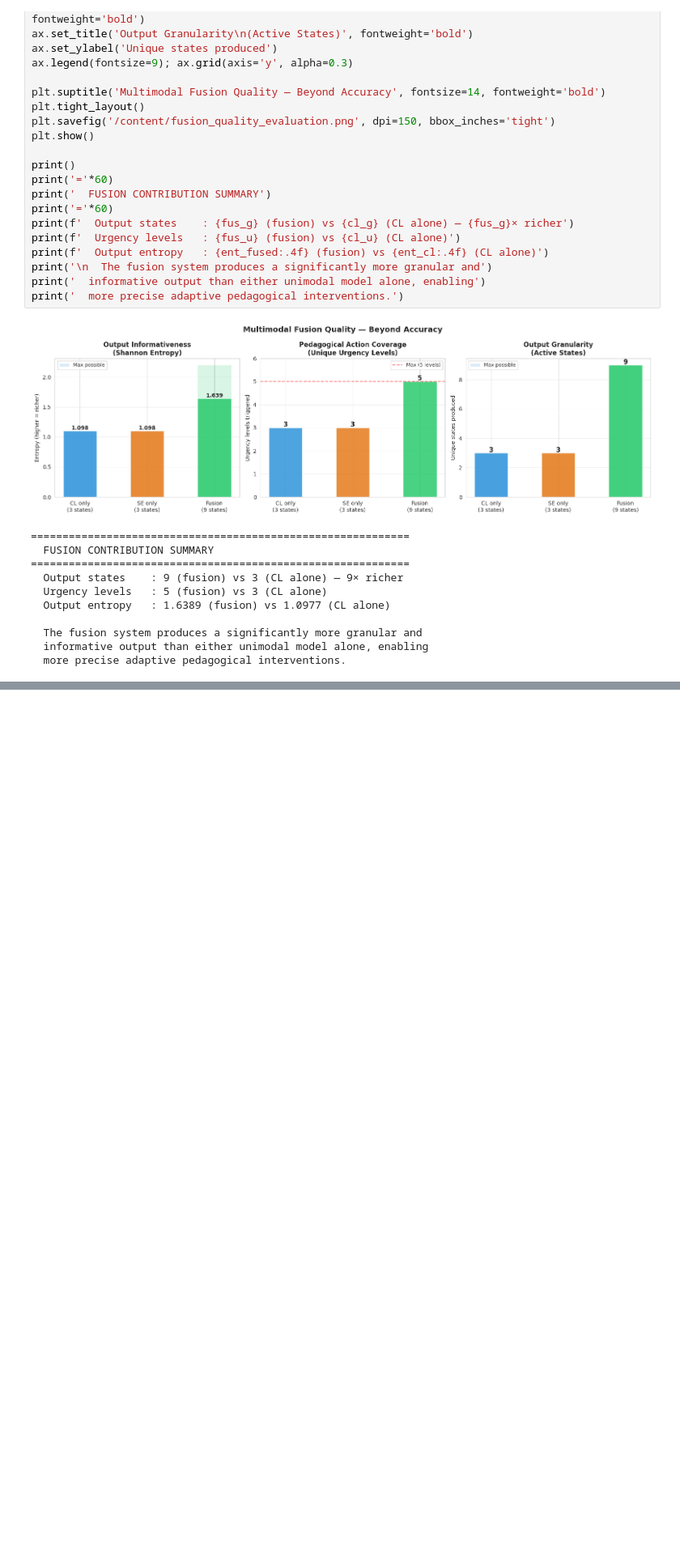
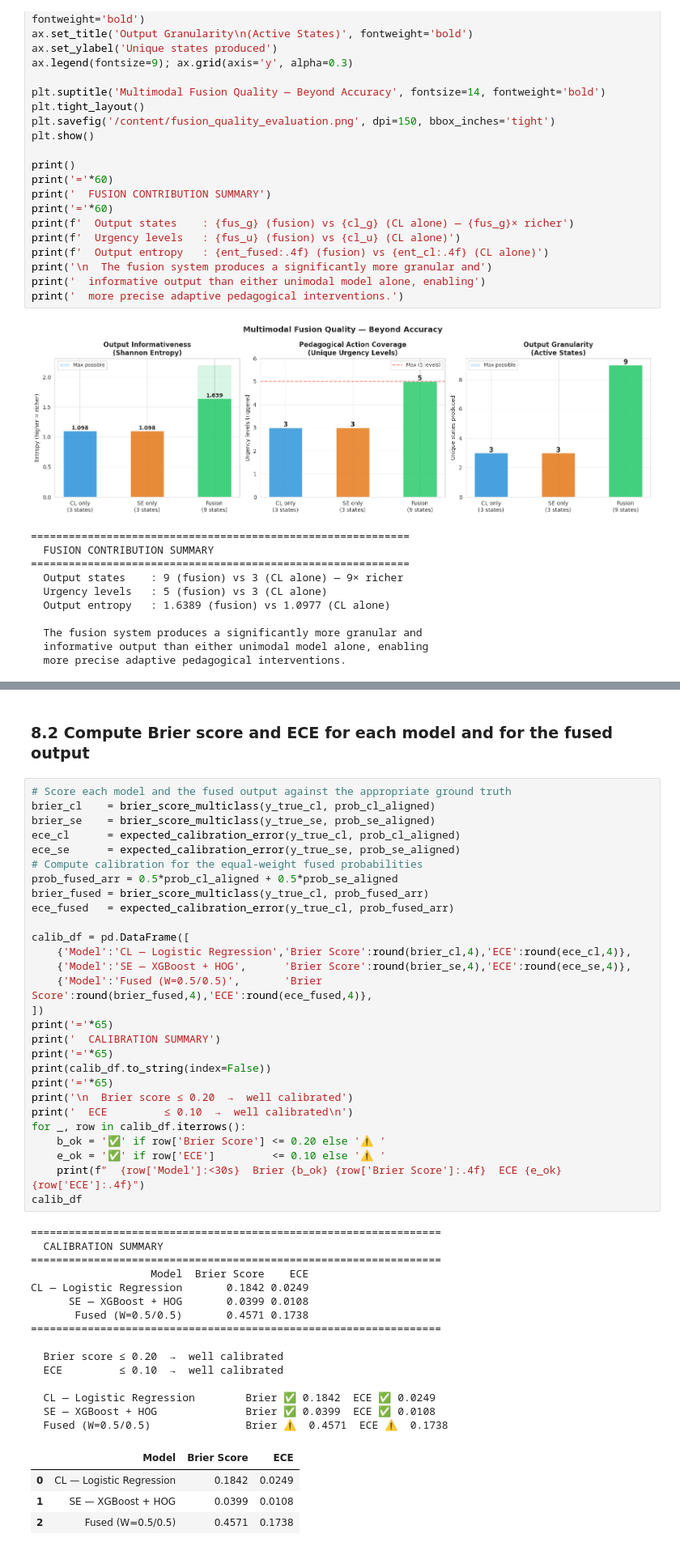
Before and after one commit to YasiniK/multimodal-student-cognitive-load-and-engagement-detection, a Jupyter notebook: fusion_layer.ipynb, the cells around one changed output, grey strips where cells are left out. Shown at 81% size. Cells and saved outputs as stored; diff of their text form; blank space fills up the shorter version.

```diff
--- a/fusion_layer.ipynb
+++ b/fusion_layer.ipynb
@@ -979,0 +1044,50 @@ print('  more precise adaptive pedagogical interventions.')
+# %% [markdown]
+### 8.2 Compute Brier score and ECE for each model and for the fused output
+# %%
+# Score each model and the fused output against the appropriate ground truth
+brier_cl    = brier_score_multiclass(y_true_cl, prob_cl_aligned)
+brier_se    = brier_score_multiclass(y_true_se, prob_se_aligned)
+ece_cl      = expected_calibration_error(y_true_cl, prob_cl_aligned)
+ece_se      = expected_calibration_error(y_true_se, prob_se_aligned)
+# Compute calibration for the equal-weight fused probabilities
+prob_fused_arr = 0.5*prob_cl_aligned + 0.5*prob_se_aligned
+brier_fused = brier_score_multiclass(y_true_cl, prob_fused_arr)
+ece_fused   = expected_calibration_error(y_true_cl, prob_fused_arr)
+
+calib_df = pd.DataFrame([
+    {'Model':'CL — Logistic Regression','Brier Score':round(brier_cl,4),'ECE':round(ece_cl,4)},
+    {'Model':'SE — XGBoost + HOG',      'Brier Score':round(brier_se,4),'ECE':round(ece_se,4)},
+    {'Model':'Fused (W=0.5/0.5)',       'Brier Score':round(brier_fused,4),'ECE':round(ece_fused,4)},
+])
+print('='*65)
+print('  CALIBRATION SUMMARY')
+print('='*65)
+print(calib_df.to_string(index=False))
+print('='*65)
+print('\n  Brier score ≤ 0.20  →  well calibrated')
+print('  ECE         ≤ 0.10  →  well calibrated\n')
+for _, row in calib_df.iterrows():
+    b_ok = '✅' if row['Brier Score'] <= 0.20 else '⚠️ '
+    e_ok = '✅' if row['ECE']         <= 0.10 else '⚠️ '
+    print(f"  {row['Model']:<30s}  Brier {b_ok} {row['Brier Score']:.4f}  ECE {e_ok} {row['ECE']:.4f}")
+calib_df
+# %% [output]
+=================================================================
+  CALIBRATION SUMMARY
+=================================================================
+                   Model  Brier Score    ECE
+CL — Logistic Regression       0.1842 0.0249
+      SE — XGBoost + HOG       0.0399 0.0108
+       Fused (W=0.5/0.5)       0.4571 0.1738
+=================================================================
+
+  Brier score ≤ 0.20  →  well calibrated
+  ECE         ≤ 0.10  →  well calibrated
+
+  CL — Logistic Regression        Brier ✅ 0.1842  ECE ✅ 0.0249
+  SE — XGBoost + HOG              Brier ✅ 0.0399  ECE ✅ 0.0108
+  Fused (W=0.5/0.5)               Brier ⚠️  0.4571  ECE ⚠️  0.1738
+|  | Model | Brier Score | ECE |
+| 0 | CL — Logistic Regression | 0.1842 | 0.0249 |
+| 1 | SE — XGBoost + HOG | 0.0399 | 0.0108 |
+| 2 | Fused (W=0.5/0.5) | 0.4571 | 0.1738 |
```
Also changed, not shown: parts of 4 cells of this notebook.
